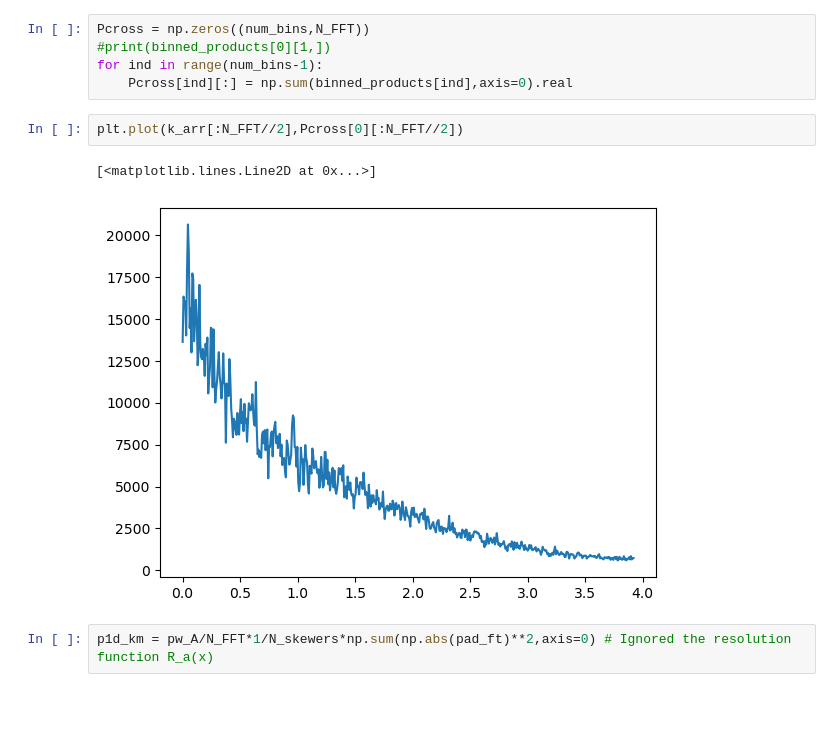
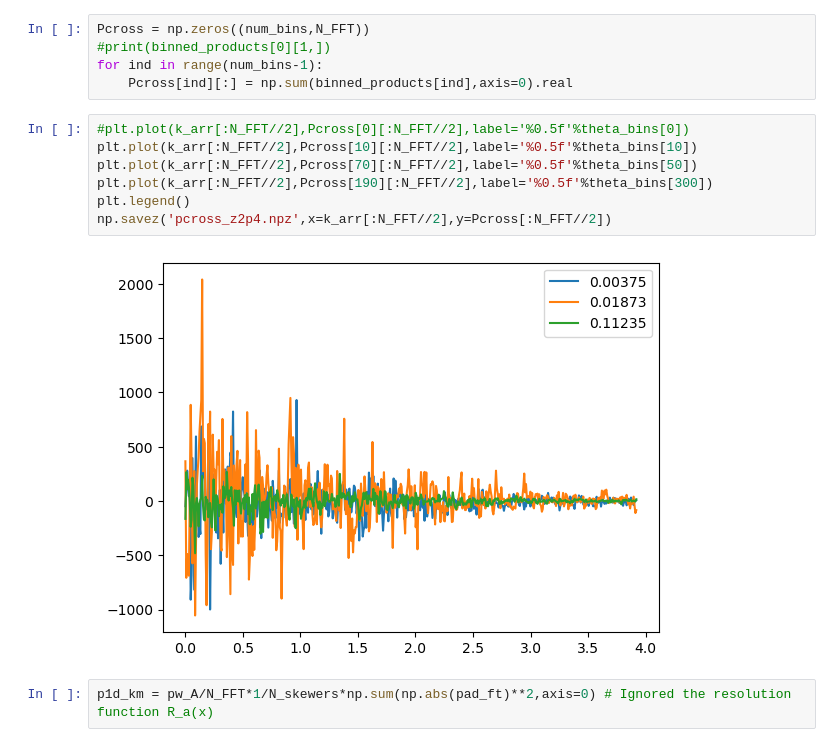
Before and after one commit to sindhusatyavolu/fourier_playground, a Jupyter notebook: fft_px/px_ML24.ipynb, the cells around one changed output. Saved outputs shown, nothing was run; the diff lists cells and outputs as text; blank space fills up the shorter version.

```diff
--- a/fft_px/px_ML24.ipynb
+++ b/fft_px/px_ML24.ipynb
@@ -235,10 +235,14 @@ Pcross = np.zeros((num_bins,N_FFT))
 for ind in range(num_bins-1):
     Pcross[ind][:] = np.sum(binned_products[ind],axis=0).real
 # %%
-plt.plot(k_arr[:N_FFT//2],Pcross[0][:N_FFT//2])
+#plt.plot(k_arr[:N_FFT//2],Pcross[0][:N_FFT//2],label='%0.5f'%theta_bins[0])
+plt.plot(k_arr[:N_FFT//2],Pcross[10][:N_FFT//2],label='%0.5f'%theta_bins[10])
+plt.plot(k_arr[:N_FFT//2],Pcross[70][:N_FFT//2],label='%0.5f'%theta_bins[50])
+plt.plot(k_arr[:N_FFT//2],Pcross[190][:N_FFT//2],label='%0.5f'%theta_bins[300])
+plt.legend()
+np.savez('pcross_z2p4.npz',x=k_arr[:N_FFT//2],y=Pcross[:N_FFT//2])
 # %% [output]
-[<matplotlib.lines.Line2D at 0x...>]
-[figure, old version]
+[figure, new version]
 # %%
 p1d_km = pw_A/N_FFT*1/N_skewers*np.sum(np.abs(pad_ft)**2,axis=0) # Ignored the resolution function R_a(x)
 # %%
```
Also changed, not shown: parts of 1 cell of this notebook, 1 other file.
